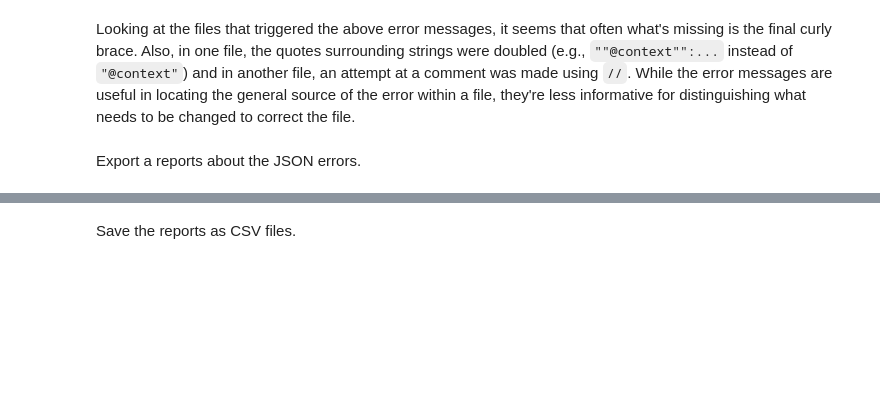
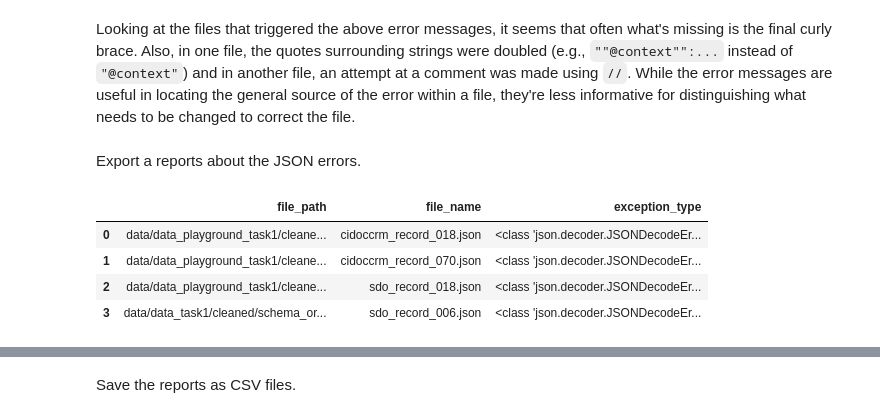
Before and after one commit to thegoose20/lada-eval, a Jupyter notebook: evaluation-syntax.ipynb, the cells around one changed output, grey strips where cells are left out. Saved outputs shown, nothing was run; the diff lists cells and outputs as text; code cells hidden in the pictures; blank space fills up the shorter version.

```diff
--- a/evaluation-syntax.ipynb
+++ b/evaluation-syntax.ipynb
@@ -523,4 +421,13 @@ array(["Expecting ',' delimiter: line 99 column 5 (char 3125)",
 Looking at the files that triggered the above error messages, it seems that often what's missing is the final curly brace.  Also, in one file, the quotes surrounding strings were doubled (e.g., `""@context"":...` instead of `"@context"`) and in another file, an attempt at a comment was made using `//`.  While the error messages are useful in locating the general source of the error within a file, they're less informative for distinguishing what needs to be changed to correct the file.
 # %% [markdown]
 Export a reports about the JSON errors.
+# %%
+subdf_se = pd.DataFrame(df_se[["file_path", "file_name", "exception_type"]].drop_duplicates())
+subdf_se.tail()
+# %% [output]
+|  | file_path | file_name | exception_type |
+| 0 | data/data_playground_task1/cleane... | cidoccrm_record_018.json | <class 'json.decoder.JSONDecodeEr... |
+| 1 | data/data_playground_task1/cleane... | cidoccrm_record_070.json | <class 'json.decoder.JSONDecodeEr... |
+| 2 | data/data_playground_task1/cleane... | sdo_record_018.json | <class 'json.decoder.JSONDecodeEr... |
+| 3 | data/data_task1/cleaned/schema_or... | sdo_record_006.json | <class 'json.decoder.JSONDecodeEr... |
 # %%
```
Also changed, not shown: parts of 34 cells of this notebook.
